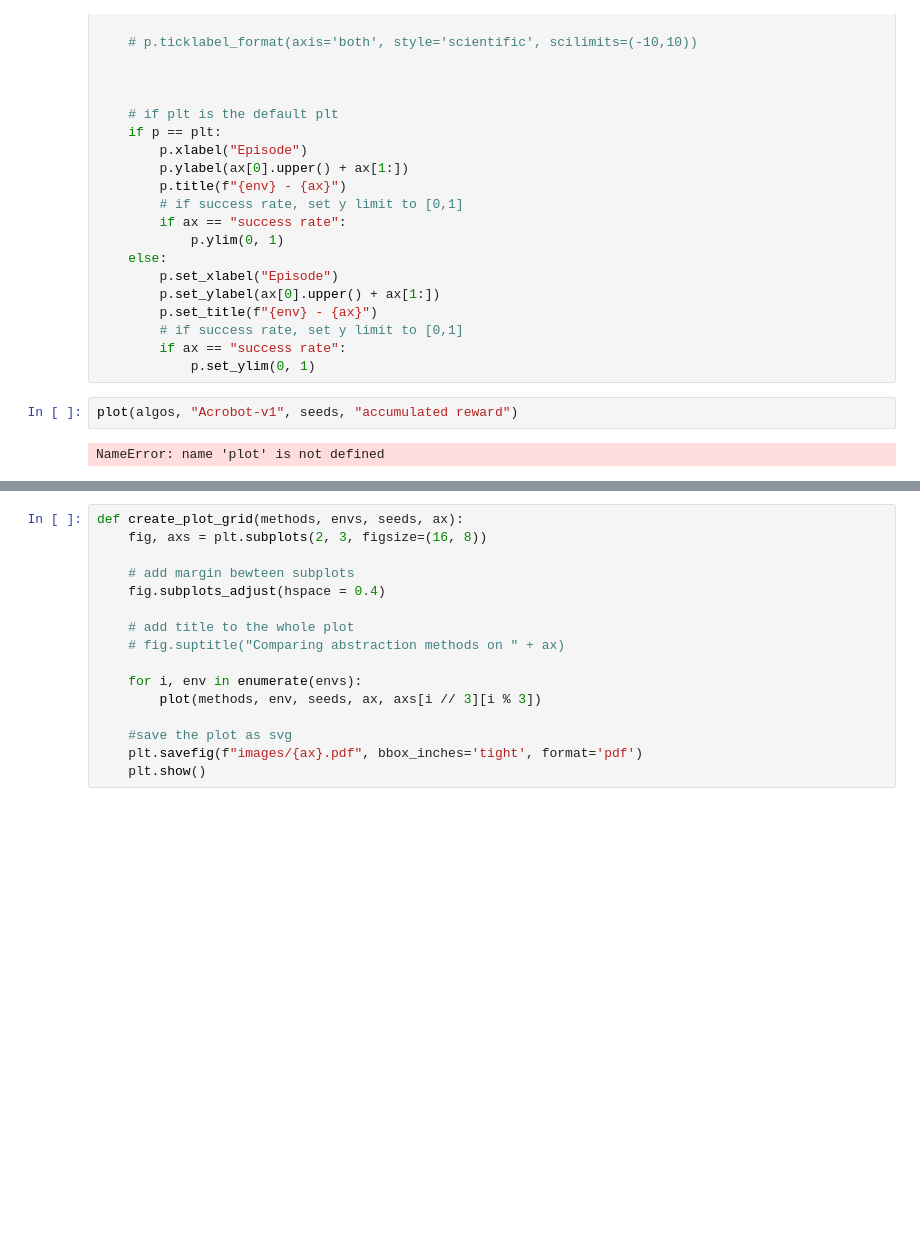
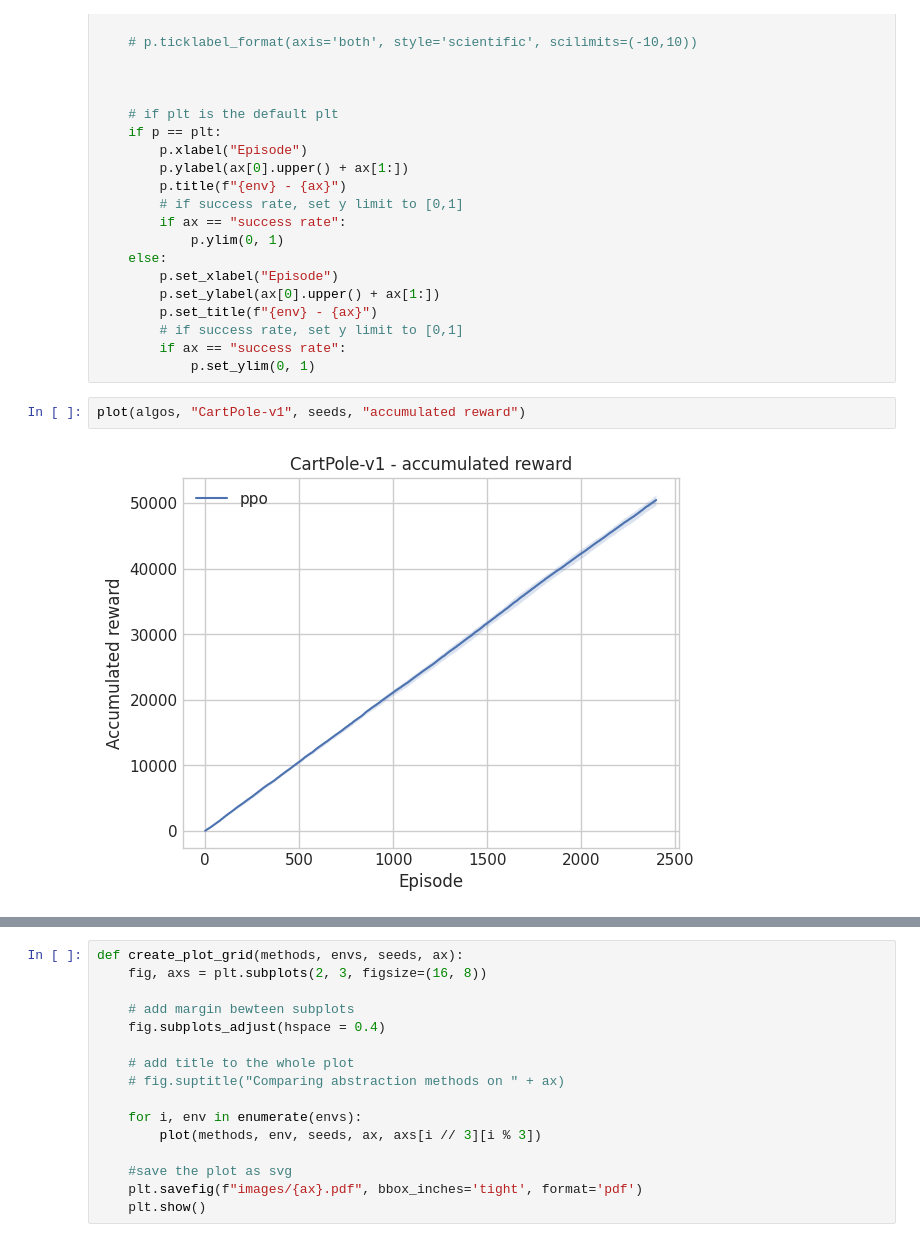
Before and after one commit to borchand/Bachelor-Project, a Jupyter notebook: plots_icml.ipynb, the cells around one changed output, grey strips where cells are left out. Saved outputs shown, nothing was run; the diff lists cells and outputs as text; blank space fills up the shorter version.

```diff
--- a/plots_icml.ipynb
+++ b/plots_icml.ipynb
@@ -111,7 +65,7 @@ def plot(methods, env, seeds, ax, p=plt):
         if ax == "success rate":
             p.set_ylim(0, 1)
 # %%
-plot(algos, "Acrobot-v1", seeds, "accumulated reward")
+plot(algos, "CartPole-v1", seeds, "accumulated reward")
 # %% [output]
-NameError: name 'plot' is not defined
+[figure, added]
 # %%
```
Also changed, not shown: parts of 13 cells of this notebook, 1 other file.
